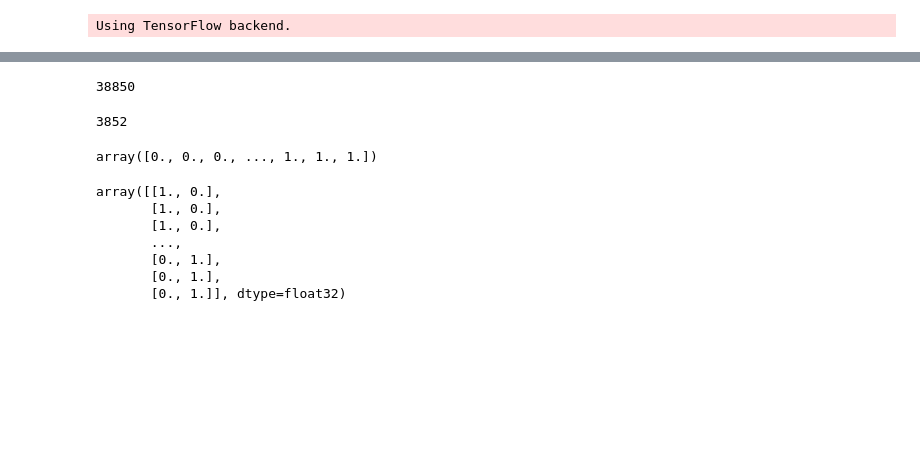
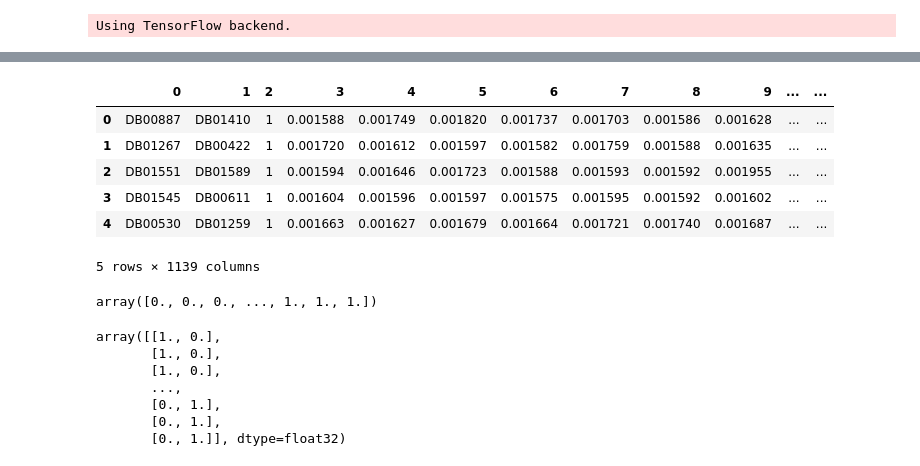
Before and after one commit to aminkhod/DDI-Project, a Jupyter notebook: Predicting and understanding comprehensive drug-drug/CNN on triple DDI.ipynb, the cells around one changed output, grey strips where cells are left out. Drawn from its saved outputs; the diff is of its cells as text; code cells hidden in the pictures; blank space fills up the shorter version.

```diff
--- a/Predicting and understanding comprehensive drug-drug/CNN on triple DDI.ipynb
+++ b/Predicting and understanding comprehensive drug-drug/CNN on triple DDI.ipynb
@@ -32,11 +22,13 @@ dataTest = pd.read_csv('../../tripleTest.csv')
+# %%
+dataTest.head()
+# %% [output]
+|  | 0 | 1 | 2 | 3 | 4 | 5 | 6 | 7 | 8 | 9 | ... | ... |
+| 0 | DB00887 | DB01410 | 1 | 0.001588 | 0.001749 | 0.001820 | 0.001737 | 0.001703 | 0.001586 | 0.001628 | ... | ... |
+| 1 | DB01267 | DB00422 | 1 | 0.001720 | 0.001612 | 0.001597 | 0.001582 | 0.001759 | 0.001588 | 0.001635 | ... | ... |
+| 2 | DB01551 | DB01589 | 1 | 0.001594 | 0.001646 | 0.001723 | 0.001588 | 0.001593 | 0.001592 | 0.001955 | ... | ... |
+| 3 | DB01545 | DB00611 | 1 | 0.001604 | 0.001596 | 0.001597 | 0.001575 | 0.001595 | 0.001592 | 0.001602 | ... | ... |
+| 4 | DB00530 | DB01259 | 1 | 0.001663 | 0.001627 | 0.001679 | 0.001664 | 0.001721 | 0.001740 | 0.001687 | ... | ... |
+5 rows × 1139 columns
 # %%
 X_train, X_test = dataTrain.values[:,3:], dataTest.values[:,3:]
 y_train, y_test = dataTrain.values[:,2].astype(int), dataTest.values[:,2].astype(int)
-# %%
-len(X_train)
-# %% [output]
-38850
-# %%
-len(X_test)
-# %% [output]
-3852
```
Also changed, not shown: parts of 14 cells of this notebook, 14 other files.
